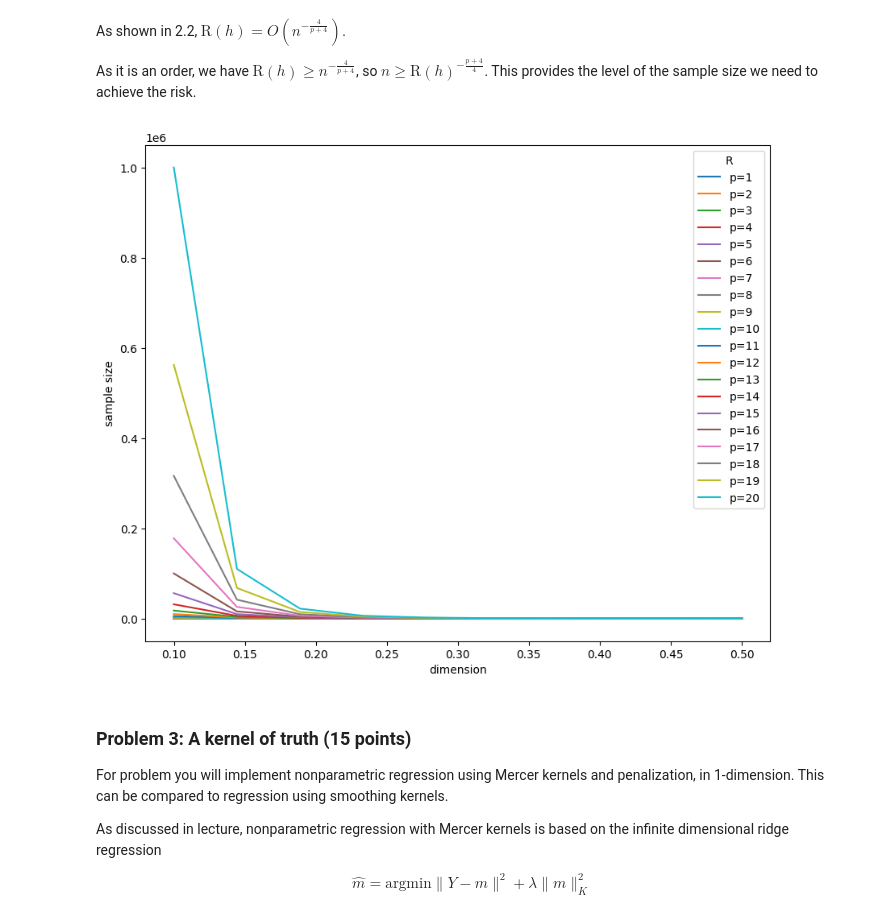
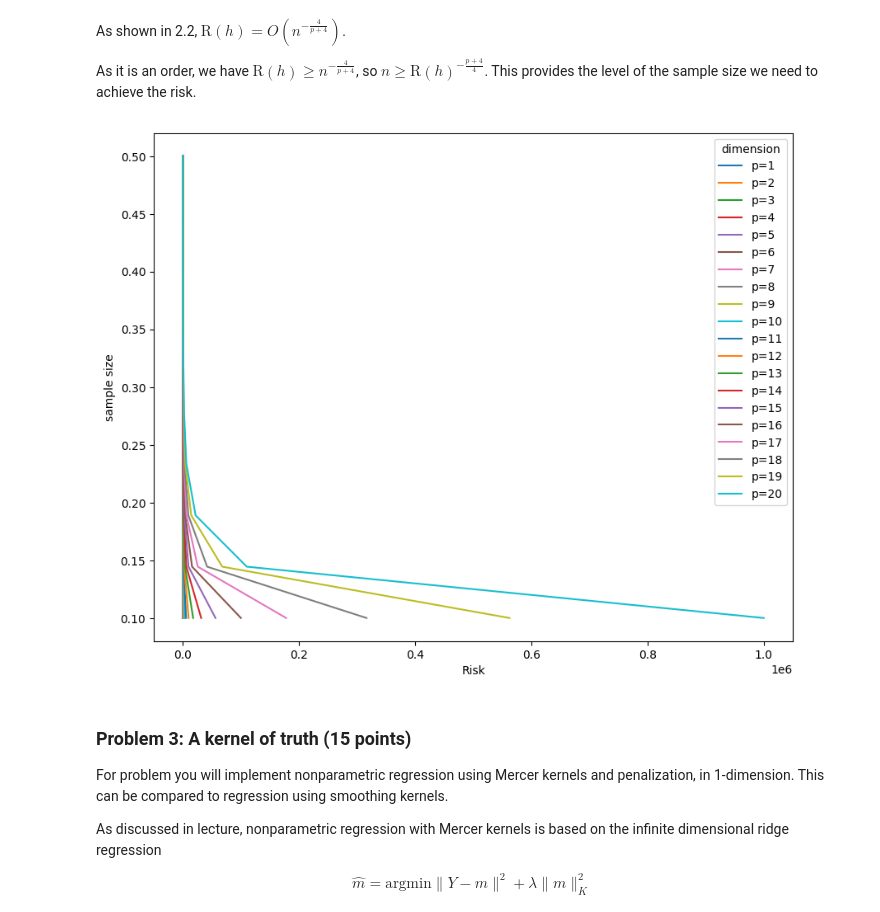
Before and after one commit to ks1722/sds665, a Jupyter notebook: assignments/assn1/assn1.ipynb, the cells around one changed output. Cells and saved outputs as stored; diff of their text form; code cells hidden in the pictures.

```diff
--- a/assignments/assn1/assn1.ipynb
+++ b/assignments/assn1/assn1.ipynb
@@ -137,28 +137,28 @@ As it is an order, we have $ \mbox{R}(h) \geq \displaystyle n^{-\frac{4}{p+4}}$,
 # %%
 # set the values for target risk R and dimention p
 R_levels = np.linspace(0.1, 0.5, 10)
 dim = np.array(range(1, 21))
 
 # calculate the sample size
 def sample_size(R, p):
   power = -(4+p) / 4
   return R ** power
 
 # plot for each size of dimension
 plt.figure(figsize=(10,8))
 ax = plt.gca()
 
 for p in dim:
     n_vals = sample_size(R_levels, p)
-    ax.plot(R_levels, n_vals, label=f"p={p}")
+    ax.plot(n_vals, R_levels, label=f"p={p}")
 
 plt.axis('tight')
 plt.xlabel('Risk')
 plt.ylabel('sample size')
 ax.legend(title='dimension')
 plt.title('');
 # %% [output]
-[figure, old version]
+[figure, new version]
 # %% [markdown]
 ### Problem 3: A kernel of truth (15 points)
 
```
